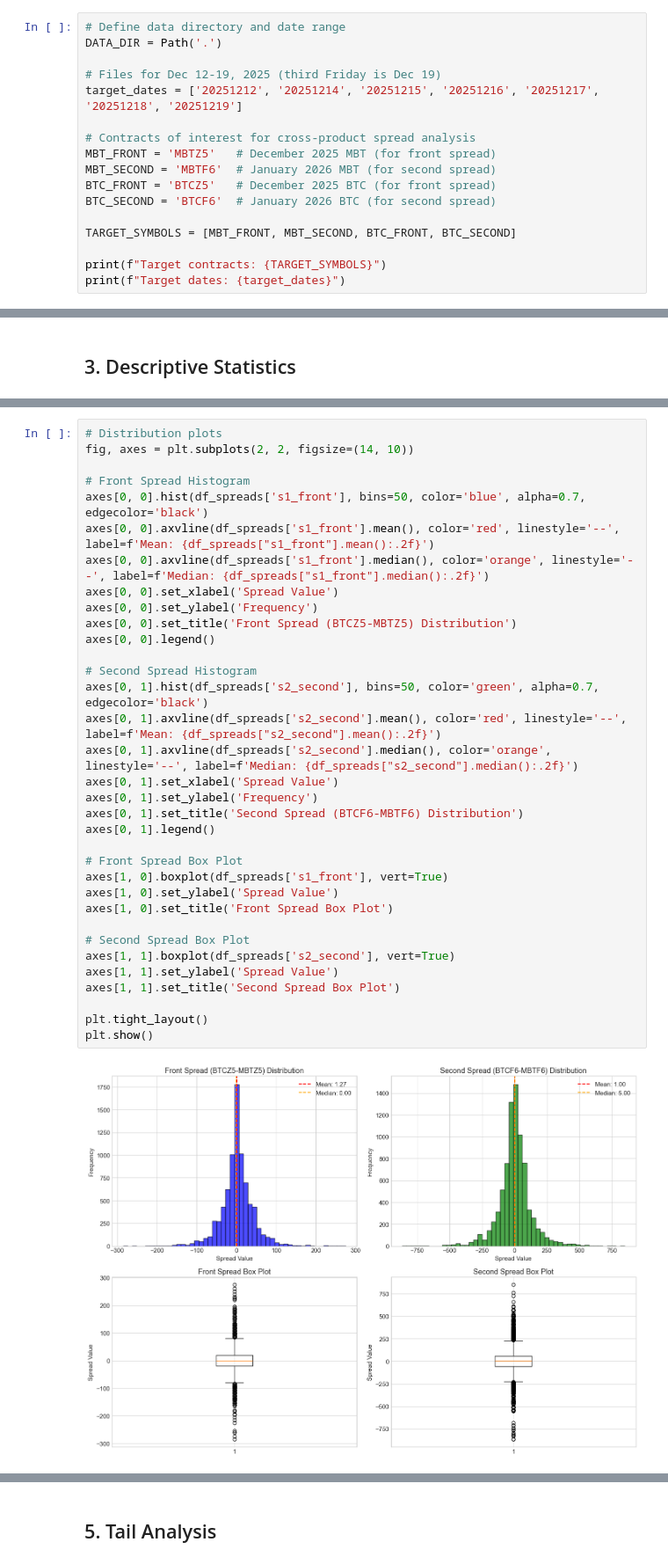
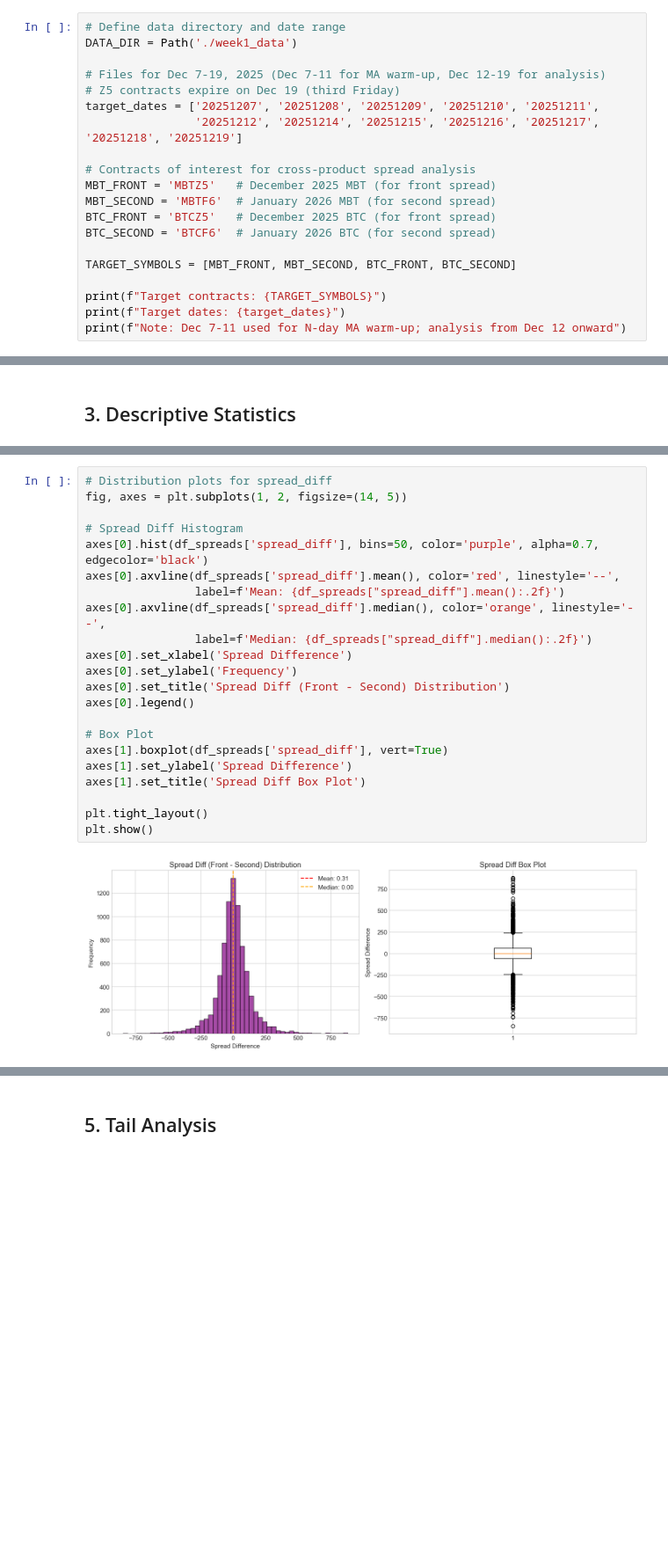
Before and after one commit to amywangyx1022/qts_project, a Jupyter notebook: MBT_BTC_Spread_Analysis.ipynb, the cells around one changed output, grey strips where cells are left out. Shown at 88% size. Saved outputs shown, nothing was run; the diff lists cells and outputs as text; blank space fills up the shorter version.

Commit message:
week1

```diff
--- a/MBT_BTC_Spread_Analysis.ipynb
+++ b/MBT_BTC_Spread_Analysis.ipynb
@@ -38,9 +37,11 @@ Libraries loaded successfully!
 # %%
 # Define data directory and date range
-DATA_DIR = Path('.')
+DATA_DIR = Path('./week1_data')
 
-# Files for Dec 12-19, 2025 (third Friday is Dec 19)
-target_dates = ['20251212', '20251214', '20251215', '20251216', '20251217', '20251218', '20251219']
+# Files for Dec 7-19, 2025 (Dec 7-11 for MA warm-up, Dec 12-19 for analysis)
+# Z5 contracts expire on Dec 19 (third Friday)
+target_dates = ['20251207', '20251208', '20251209', '20251210', '20251211',
+                '20251212', '20251214', '20251215', '20251216', '20251217', '20251218', '20251219']
 
 # Contracts of interest for cross-product spread analysis
 MBT_FRONT = 'MBTZ5'   # December 2025 MBT (for front spread)
@@ -52,5 +53,6 @@ TARGET_SYMBOLS = [MBT_FRONT, MBT_SECOND, BTC_FRONT, BTC_SECOND]
 
 print(f"Target contracts: {TARGET_SYMBOLS}")
 print(f"Target dates: {target_dates}")
+print(f"Note: Dec 7-11 used for N-day MA warm-up; analysis from Dec 12 onward")
 # %% [output]
 Target contracts: ['MBTZ5', 'MBTF6', 'BTCZ5', 'BTCF6']
@@ -313,37 +350,25 @@ Quantile Analysis:
 # %%
-# Distribution plots
-fig, axes = plt.subplots(2, 2, figsize=(14, 10))
+# Distribution plots for spread_diff
+fig, axes = plt.subplots(1, 2, figsize=(14, 5))
 
-# Front Spread Histogram
-axes[0, 0].hist(df_spreads['s1_front'], bins=50, color='blue', alpha=0.7, edgecolor='black')
-axes[0, 0].axvline(df_spreads['s1_front'].mean(), color='red', linestyle='--', label=f'Mean: {df_spreads["s1_front"].mean():.2f}')
-axes[0, 0].axvline(df_spreads['s1_front'].median(), color='orange', linestyle='--', label=f'Median: {df_spreads["s1_front"].median():.2f}')
-axes[0, 0].set_xlabel('Spread Value')
-axes[0, 0].set_ylabel('Frequency')
-axes[0, 0].set_title('Front Spread (BTCZ5-MBTZ5) Distribution')
-axes[0, 0].legend()
+# Spread Diff Histogram
+axes[0].hist(df_spreads['spread_diff'], bins=50, color='purple', alpha=0.7, edgecolor='black')
+axes[0].axvline(df_spreads['spread_diff'].mean(), color='red', linestyle='--',
+                label=f'Mean: {df_spreads["spread_diff"].mean():.2f}')
+axes[0].axvline(df_spreads['spread_diff'].median(), color='orange', linestyle='--',
+                label=f'Median: {df_spreads["spread_diff"].median():.2f}')
+axes[0].set_xlabel('Spread Difference')
+axes[0].set_ylabel('Frequency')
+axes[0].set_title('Spread Diff (Front - Second) Distribution')
+axes[0].legend()
 
-# Second Spread Histogram
-axes[0, 1].hist(df_spreads['s2_second'], bins=50, color='green', alpha=0.7, edgecolor='black')
-axes[0, 1].axvline(df_spreads['s2_second'].mean(), color='red', linestyle='--', label=f'Mean: {df_spreads["s2_second"].mean():.2f}')
-axes[0, 1].axvline(df_spreads['s2_second'].median(), color='orange', linestyle='--', label=f'Median: {df_spreads["s2_second"].median():.2f}')
-axes[0, 1].set_xlabel('Spread Value')
-axes[0, 1].set_ylabel('Frequency')
-axes[0, 1].set_title('Second Spread (BTCF6-MBTF6) Distribution')
-axes[0, 1].legend()
-
-# Front Spread Box Plot
-axes[1, 0].boxplot(df_spreads['s1_front'], vert=True)
-axes[1, 0].set_ylabel('Spread Value')
-axes[1, 0].set_title('Front Spread Box Plot')
-
-# Second Spread Box Plot
-axes[1, 1].boxplot(df_spreads['s2_second'], vert=True)
-axes[1, 1].set_ylabel('Spread Value')
-axes[1, 1].set_title('Second Spread Box Plot')
+# Box Plot
+axes[1].boxplot(df_spreads['spread_diff'], vert=True)
+axes[1].set_ylabel('Spread Difference')
+axes[1].set_title('Spread Diff Box Plot')
 
 plt.tight_layout()
 plt.show()
 # %% [output]
-[figure, old version]
+[figure, new version]
 # %%
```
Also changed, not shown: parts of 48 cells of this notebook, 3 other files.
